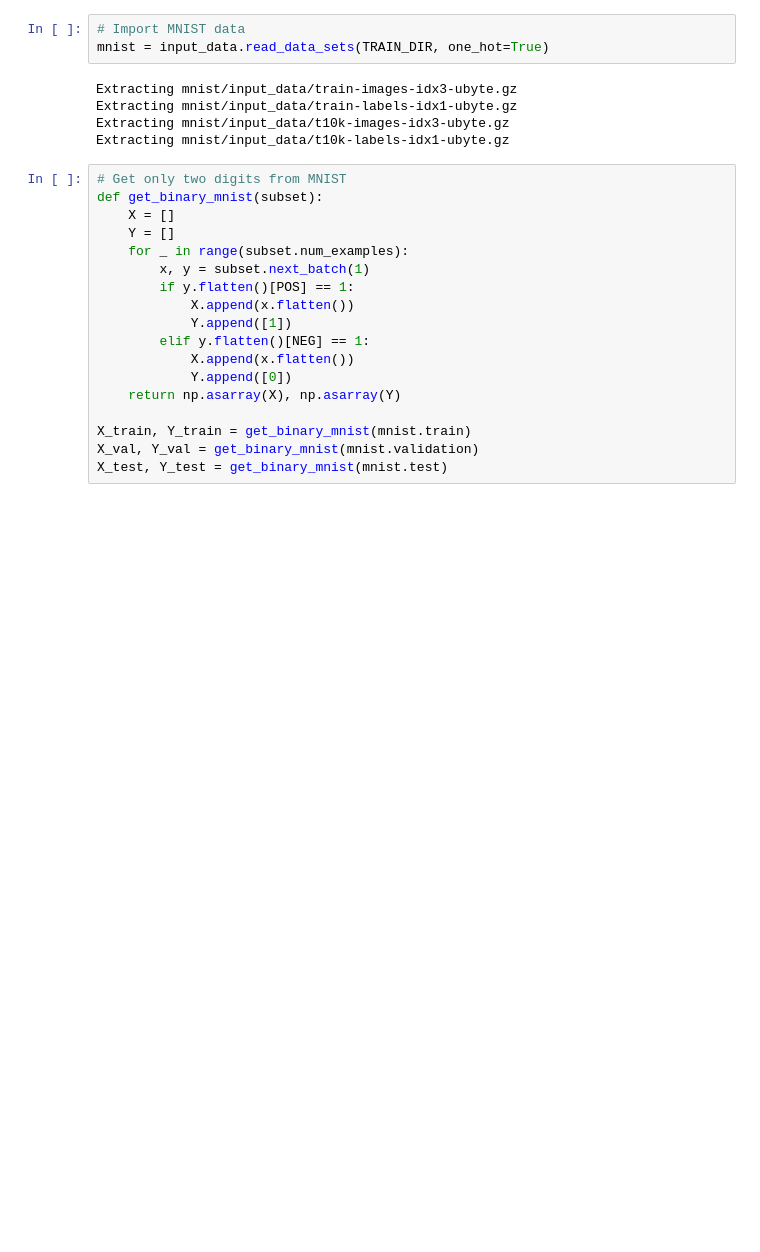
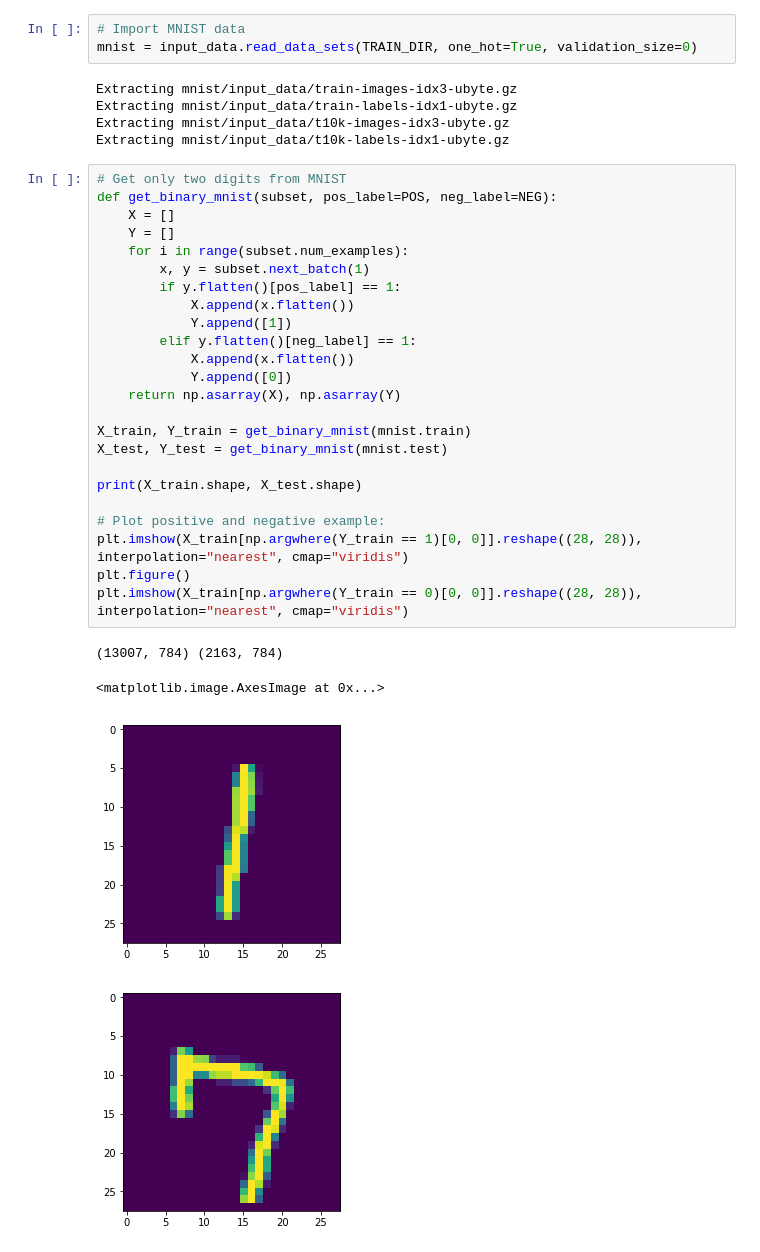
Before and after one commit to urinieto/logistic_mnist, a Jupyter notebook: LogisticRegressionTF.ipynb, the cells around one changed output. Saved outputs shown, nothing was run; the diff lists cells and outputs as text; blank space fills up the shorter version.

```diff
--- a/LogisticRegressionTF.ipynb
+++ b/LogisticRegressionTF.ipynb
@@ -15,6 +19,6 @@ NEG = 7
 # %%
 # Import MNIST data
-mnist = input_data.read_data_sets(TRAIN_DIR, one_hot=True)
+mnist = input_data.read_data_sets(TRAIN_DIR, one_hot=True, validation_size=0)
 # %% [output]
 Extracting mnist/input_data/train-images-idx3-ubyte.gz
 Extracting mnist/input_data/train-labels-idx1-ubyte.gz
@@ -22,22 +26,33 @@ Extracting mnist/input_data/t10k-images-idx3-ubyte.gz
 Extracting mnist/input_data/t10k-labels-idx1-ubyte.gz
 # %%
 # Get only two digits from MNIST
-def get_binary_mnist(subset):
+def get_binary_mnist(subset, pos_label=POS, neg_label=NEG):
     X = []
     Y = []
-    for _ in range(subset.num_examples):
+    for i in range(subset.num_examples):
         x, y = subset.next_batch(1)
-        if y.flatten()[POS] == 1:
+        if y.flatten()[pos_label] == 1:
             X.append(x.flatten())
             Y.append([1])
-        elif y.flatten()[NEG] == 1:
+        elif y.flatten()[neg_label] == 1:
             X.append(x.flatten())
             Y.append([0])
     return np.asarray(X), np.asarray(Y)
 
 X_train, Y_train = get_binary_mnist(mnist.train)
-X_val, Y_val = get_binary_mnist(mnist.validation)
 X_test, Y_test = get_binary_mnist(mnist.test)
+
+print(X_train.shape, X_test.shape)
+
+# Plot positive and negative example:
+plt.imshow(X_train[np.argwhere(Y_train == 1)[0, 0]].reshape((28, 28)), interpolation="nearest", cmap="viridis")
+plt.figure()
+plt.imshow(X_train[np.argwhere(Y_train == 0)[0, 0]].reshape((28, 28)), interpolation="nearest", cmap="viridis")
+# %% [output]
+(13007, 784) (2163, 784)
+<matplotlib.image.AxesImage at 0x...>
+[figure, added]
+[figure, added]
 # %%
 # Create the model
 x = tf.placeholder(tf.float32, [None, 28 * 28])
```
Also changed, not shown: parts of 11 cells of this notebook.
